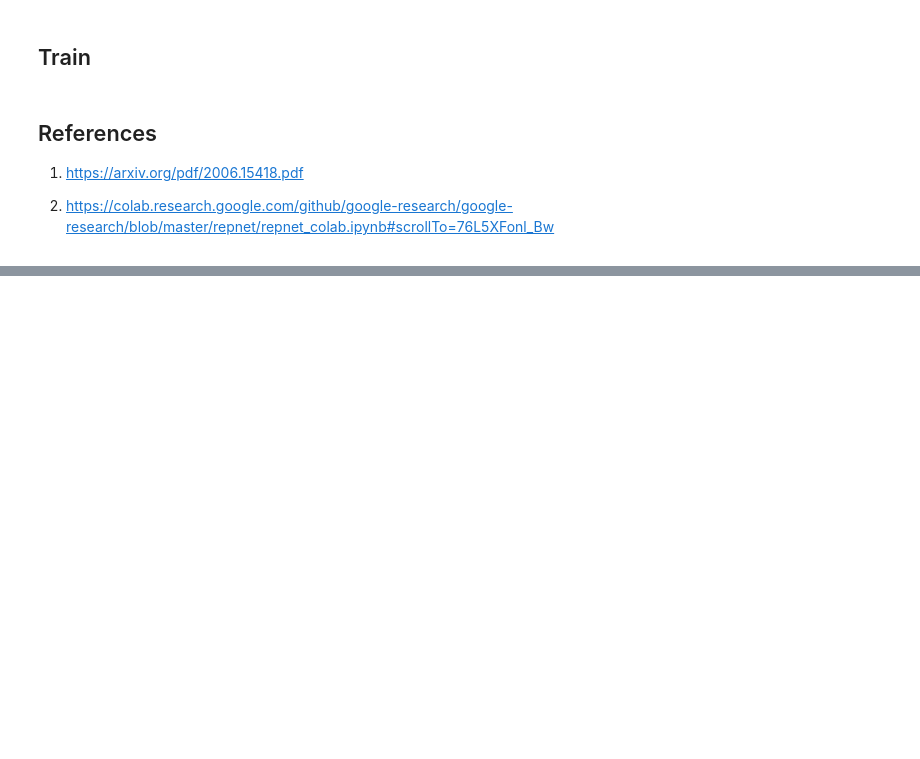
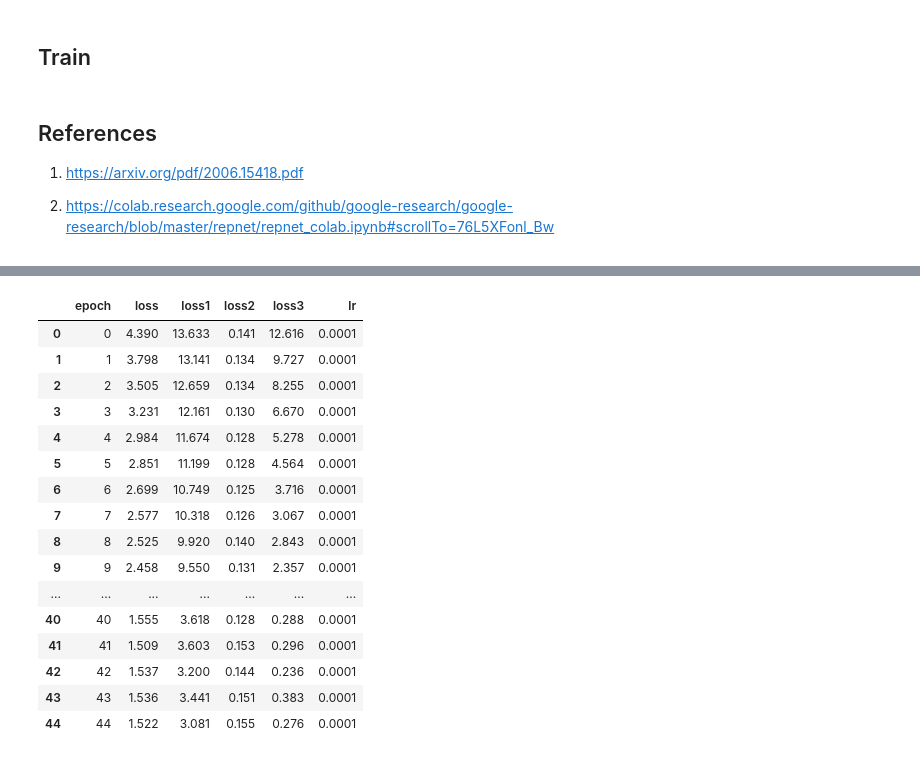
Before and after one commit to qrsforever/hzcsnote, a Jupyter notebook: erlangai/repnet/repnet.ipynb, the cells around one changed output, grey strips where cells are left out. Drawn from its saved outputs; the diff is of its cells as text; code cells hidden in the pictures; blank space fills up the shorter version.

```diff
--- a/erlangai/repnet/repnet.ipynb
+++ b/erlangai/repnet/repnet.ipynb
@@ -782,0 +1016,21 @@ for epoch in tqdm(range(0, num_epochs)):
+# %%
+df = pd.DataFrame(valid_mdata_list)
+df
+# %% [output]
+|  | epoch | loss | loss1 | loss2 | loss3 | lr |
+| 0 | 0 | 4.390 | 13.633 | 0.141 | 12.616 | 0.0001 |
+| 1 | 1 | 3.798 | 13.141 | 0.134 | 9.727 | 0.0001 |
+| 2 | 2 | 3.505 | 12.659 | 0.134 | 8.255 | 0.0001 |
+| 3 | 3 | 3.231 | 12.161 | 0.130 | 6.670 | 0.0001 |
+| 4 | 4 | 2.984 | 11.674 | 0.128 | 5.278 | 0.0001 |
+| 5 | 5 | 2.851 | 11.199 | 0.128 | 4.564 | 0.0001 |
+| 6 | 6 | 2.699 | 10.749 | 0.125 | 3.716 | 0.0001 |
+| 7 | 7 | 2.577 | 10.318 | 0.126 | 3.067 | 0.0001 |
+| 8 | 8 | 2.525 | 9.920 | 0.140 | 2.843 | 0.0001 |
+| 9 | 9 | 2.458 | 9.550 | 0.131 | 2.357 | 0.0001 |
+| ... | ... | ... | ... | ... | ... | ... |
+| 40 | 40 | 1.555 | 3.618 | 0.128 | 0.288 | 0.0001 |
+| 41 | 41 | 1.509 | 3.603 | 0.153 | 0.296 | 0.0001 |
+| 42 | 42 | 1.537 | 3.200 | 0.144 | 0.236 | 0.0001 |
+| 43 | 43 | 1.536 | 3.441 | 0.151 | 0.383 | 0.0001 |
+| 44 | 44 | 1.522 | 3.081 | 0.155 | 0.276 | 0.0001 |
```
Also changed, not shown: parts of 31 cells of this notebook, 1 other file.
